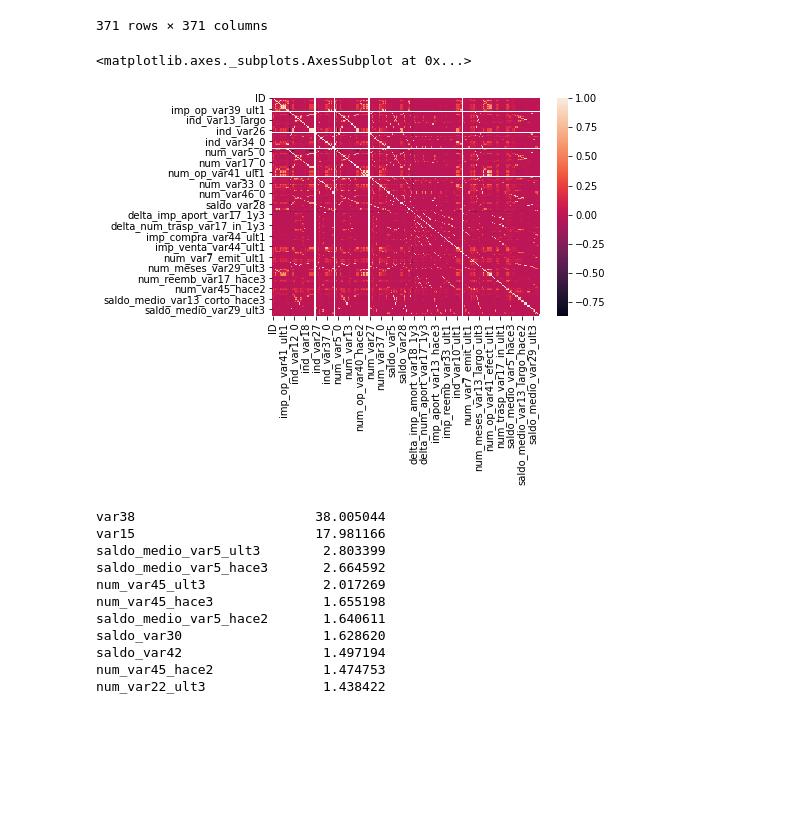
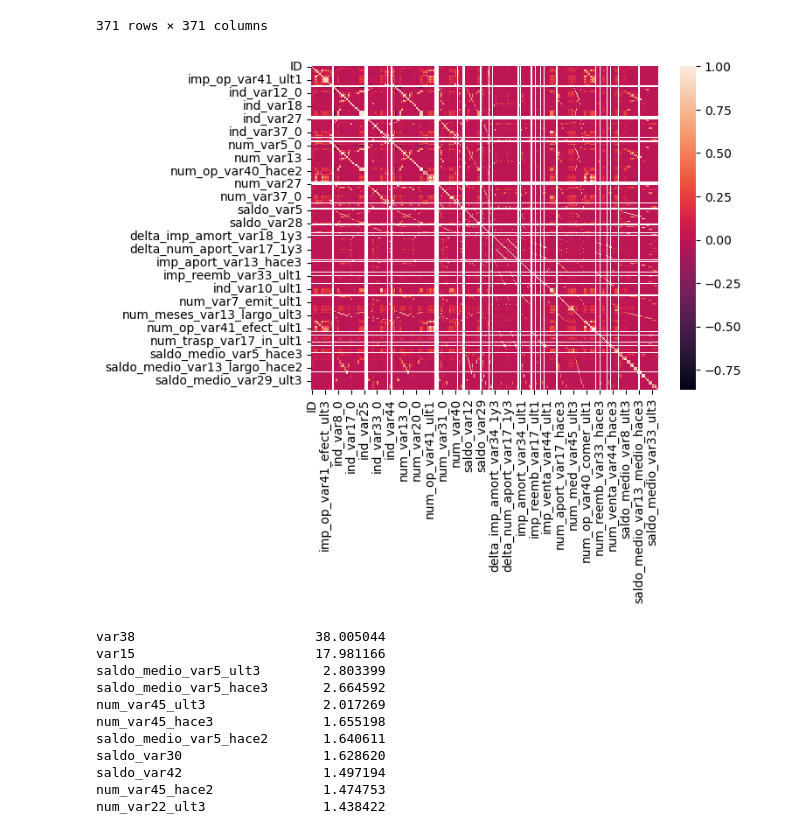
Before and after one commit to samdx/Hands-On-Foundational-Data-Science-Bootcamp, a Jupyter notebook: Day2/Data_Wrangling.ipynb, the cells around one changed output. Saved outputs shown, nothing was run; the diff lists cells and outputs as text; code cells hidden in the pictures; blank space fills up the shorter version.

```diff
--- a/Day2/Data_Wrangling.ipynb
+++ b/Day2/Data_Wrangling.ipynb
@@ -96,10 +96,9 @@ df.corr(numeric_only=True)
 | TARGET | 0.003148 | 0.004475 | 0.101322 | -0.000017 | 0.010353 | 0.003517 | ... |
 371 rows × 371 columns
 # %%
-sns.heatmap(df.corr())
+sns.heatmap(df.corr(numeric_only=True));
 # %% [output]
-<matplotlib.axes._subplots.AxesSubplot at 0x...>
-[figure, old version]
+[figure, new version]
 # %%
 !pip install scikit-learn
 # %%
```
